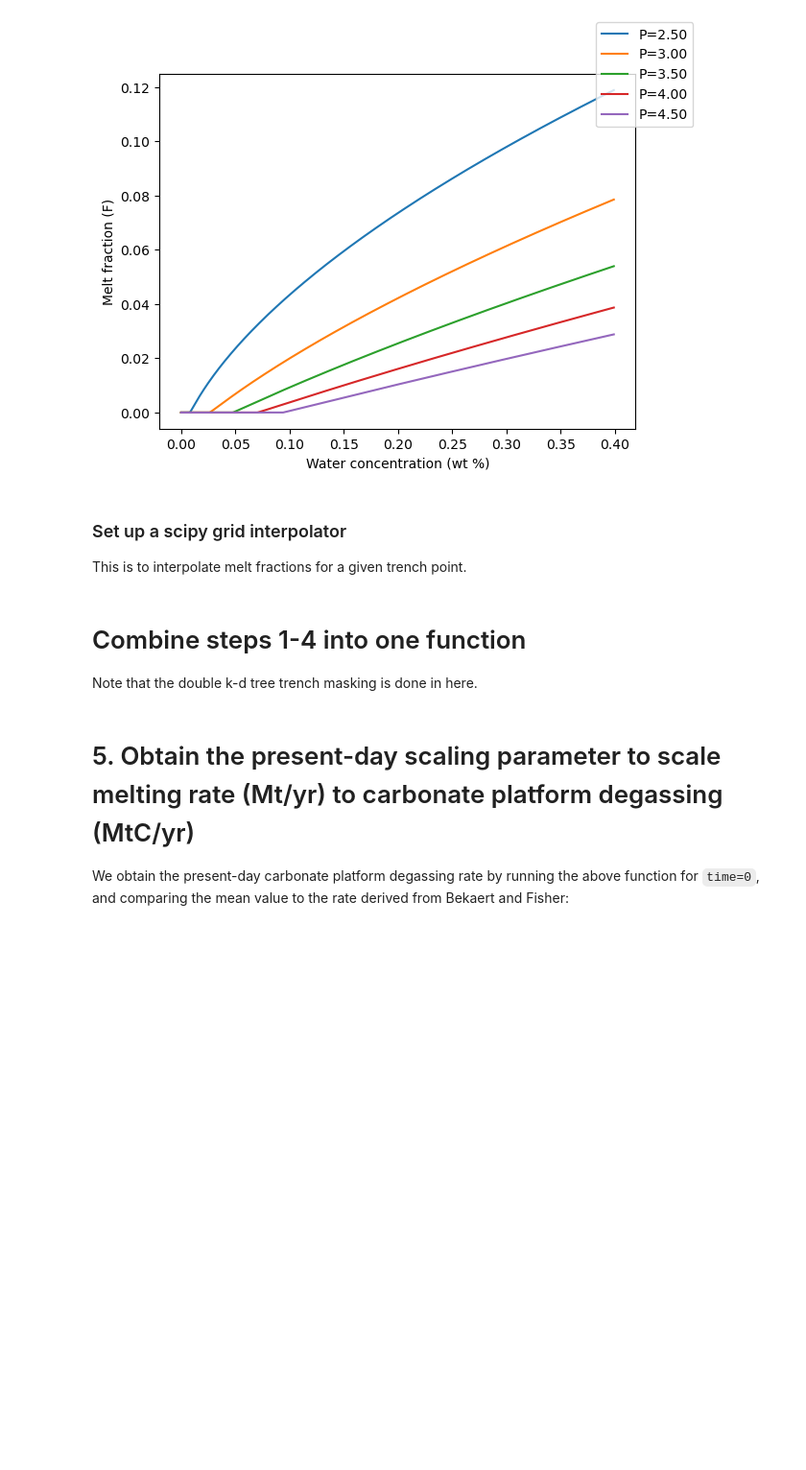
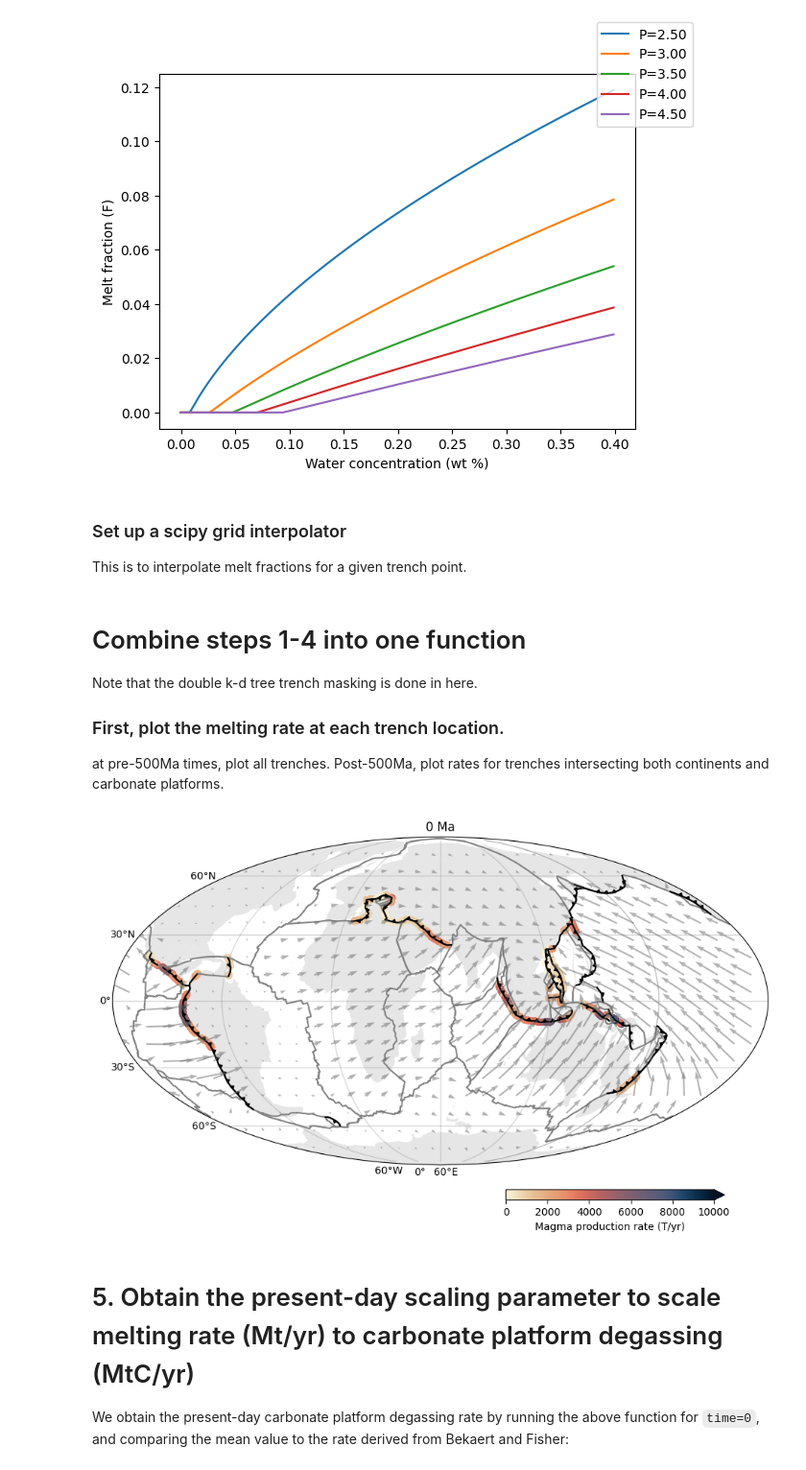
Before and after one commit to EarthByte/Solid_Earth_carbon_degassing_sequestration_1Ga, a Jupyter notebook: Muller_etal_2022/04-Carbonate-Platform-Degassing.ipynb, the cells around one changed output. Shown at 96% size. Cells and saved outputs as stored; diff of their text form; code cells hidden in the pictures; blank space fills up the shorter version.

```diff
--- a/Muller_etal_2022/04-Carbonate-Platform-Degassing.ipynb
+++ b/Muller_etal_2022/04-Carbonate-Platform-Degassing.ipynb
@@ -118,8 +122,10 @@ def defineGridFiles():
 gdownload = gplately.download.DataServer("Muller2022", verbose=False)
 rotation_model, topology_features, static_polygons = gdownload.get_plate_reconstruction_files()
 
-model = gplately.PlateReconstruction(rotation_model, topology_features, static_polygons)
+model = gplately.PlateReconstruction([f for f in rotation_model.filenames if "1000_0_rotfile_Merdith_et_al_optimised.rot" in f][0], topology_features, static_polygons)
 
 # Use GPlately's DataServer to get coastlines and continents
 coastlines, continents, COBs = gdownload.get_topology_geometries()
 gplot = gplately.PlotTopologies(plate_reconstruction=model, time=0.0, coastlines=coastlines, continents=continents)
+
+print([f for f in rotation_model.filenames if "1000_0_rotfile_Merdith_et_al_optimised.rot" in f][0])
@@ -206,7 +214,7 @@ reconstructed_platforms = model.reconstruct(platforms_filename, gplot.time)
 # Read H2O outflux data
 gplot.time = min_time
 
-df_time = pd.read_hdf(subduction_filename.format(folder_name, int(gplot.time)))
+df_time = pd.read_hdf(subduction_filename.format(input_folder_name, int(gplot.time)))
 
 h2o_slab_outflux = np.zeros((len(quantities), len(df_time)))
 slab_outflux_area = np.zeros((len(quantities), len(df_time)))
@@ -485,7 +493,7 @@ def get_h2o_slab_outflux(time):
 
     # Read hd5 files produced from water notebook 06.
     # subduction_filename = parent_directory+"H2O_Review_Bundle/{}/subduction_timesteps/subduction_{:04d}Ma.h5"
-    df = pd.read_hdf(subduction_filename.format(folder_name, time))
+    df = pd.read_hdf(subduction_filename.format(input_folder_name, time))
 
     for c, component in enumerate(components):
         for i, quantity in enumerate(quantities):
@@ -669,6 +677,7 @@ def get_continent_lat_and_lon(reconstruction_time):
 
     return plons, plats
 # %%
-cont_coordinates = Parallel(n_jobs=-2, verbose=1, backend='threading')(
+%env PYTHONWARNINGS=ignore::RuntimeWarning
+cont_coordinates = Parallel(n_jobs=-2, verbose=1, backend='loky')(
     delayed(get_continent_lat_and_lon)(time) for time in reconstruction_times)
 # %% [output]
@@ -777,3 +785,6 @@ percentages = [0.15, 0.25, 0.35]
 # Combine steps 1-4 into one function
 
 Note that the double k-d tree trench masking is done in here.
+
+### First, plot the melting rate at each trench location.
+at pre-500Ma times, plot all trenches. Post-500Ma, plot rates for trenches intersecting both continents and carbonate platforms.
@@ -861,3 +972,12 @@ def reconstruct_carbonate_platform_degassing(i, reconstruction_time, quantity, d
+# %%
+for t, reconstruction_time in enumerate(reconstruction_times):
+    if reconstruction_time == 0:
+        quantity = 'mean'
+        d_tol = 350
+        _,_,_,meltrate = reconstruct_carbonate_platform_degassing(t, reconstruction_time, quantity, d_tol, make_plot=True, save_fig=False)
+        break
+# %% [output]
+[figure, added]
 # %% [markdown]
 # 5. Obtain the present-day scaling parameter to scale melting rate (Mt/yr) to carbonate platform degassing (MtC/yr)
 We obtain the present-day carbonate platform degassing rate by running the above function for `time=0`, and comparing the mean value to the rate derived from Bekaert and Fisher:
```
Also changed, not shown: parts of 18 cells of this notebook, 27 other files.
